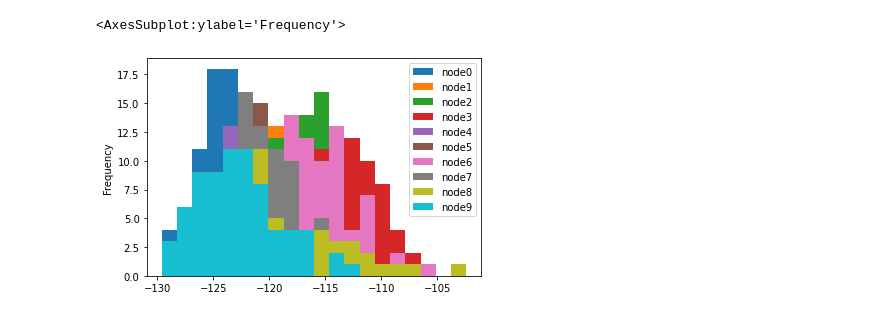
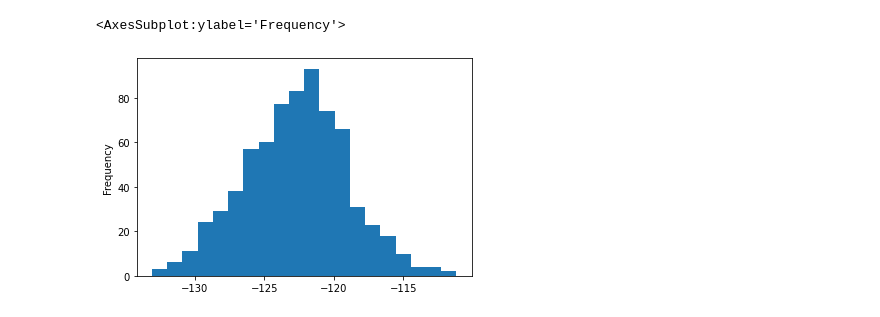
Before and after one commit to kazuyahirotsu/LoRaPos, a Jupyter notebook: simulation/flora_simulation/analysis_scripts/analysis.ipynb, the cells around one changed output. Saved outputs shown, nothing was run; the diff lists cells and outputs as text; code cells hidden in the pictures.

```diff
--- a/simulation/flora_simulation/analysis_scripts/analysis.ipynb
+++ b/simulation/flora_simulation/analysis_scripts/analysis.ipynb
@@ -18,0 +1,12 @@ df
+# %%
+import pandas as pd
+import matplotlib.pyplot as plt
+import numpy as np
+import statsmodels.api as sm
+from sklearn.preprocessing import StandardScaler
+import seaborn as sns
+
+# df = pd.read_csv("../results/rssi_n10_10d_adr.csv")
+# df = pd.read_csv("../results/rssi_n10_10d_noadr.csv")
+df = pd.read_csv("../results/rssi_n10_10d_noadr_location_generated.csv")
+df
@@ -18,0 +46,3 @@ df
+# %%
+df_count = pd.read_csv("../results/count_n10_10d_noadr_location_generated.csv")
+df_count
@@ -18,0 +61,6 @@ df
+# %%
+node_order = []
+for i in ["Unnamed: 1", "Unnamed: 3", "Unnamed: 5", "Unnamed: 7", "Unnamed: 9", "Unnamed: 11", "Unnamed: 13", "Unnamed: 15", "Unnamed: 17", "Unnamed: 19"]:
+    node_num = df_count.loc[df_count["value"] == df[i].count()-1].index[0]
+    node_order.append("node"+str(node_num))
+print(node_order)
@@ -19,5 +69,5 @@ df
 # %%
-rssi_values = df[["Unnamed: 3", "Unnamed: 9", "Unnamed: 15", "Unnamed: 21", "Unnamed: 27", "Unnamed: 33", "Unnamed: 39", "Unnamed: 45", "Unnamed: 51", "Unnamed: 57"]]
-rssi_values.set_axis(['node0', 'node1', 'node2', 'node3', 'node4', 'node5', 'node6', 'node7', 'node8', 'node9'], axis='columns', inplace=True)
+rssi_values = df[["Unnamed: 1", "Unnamed: 3", "Unnamed: 5", "Unnamed: 7", "Unnamed: 9", "Unnamed: 11", "Unnamed: 13", "Unnamed: 15", "Unnamed: 17", "Unnamed: 19"]]
+rssi_values.set_axis(node_order, axis='columns', inplace=True)
 print(rssi_values.head())
 # %% [output]
@@ -42,5 +118,5 @@ rssi_values.plot.line()
 # %%
-rssi_values.plot.hist(bins=20)
+rssi_values["node8"].plot.hist(bins=20)
 # %% [output]
 <AxesSubplot:ylabel='Frequency'>
-[figure, old version]
+[figure, new version]
```
Also changed, not shown: parts of 19 cells of this notebook, 16 other files.
